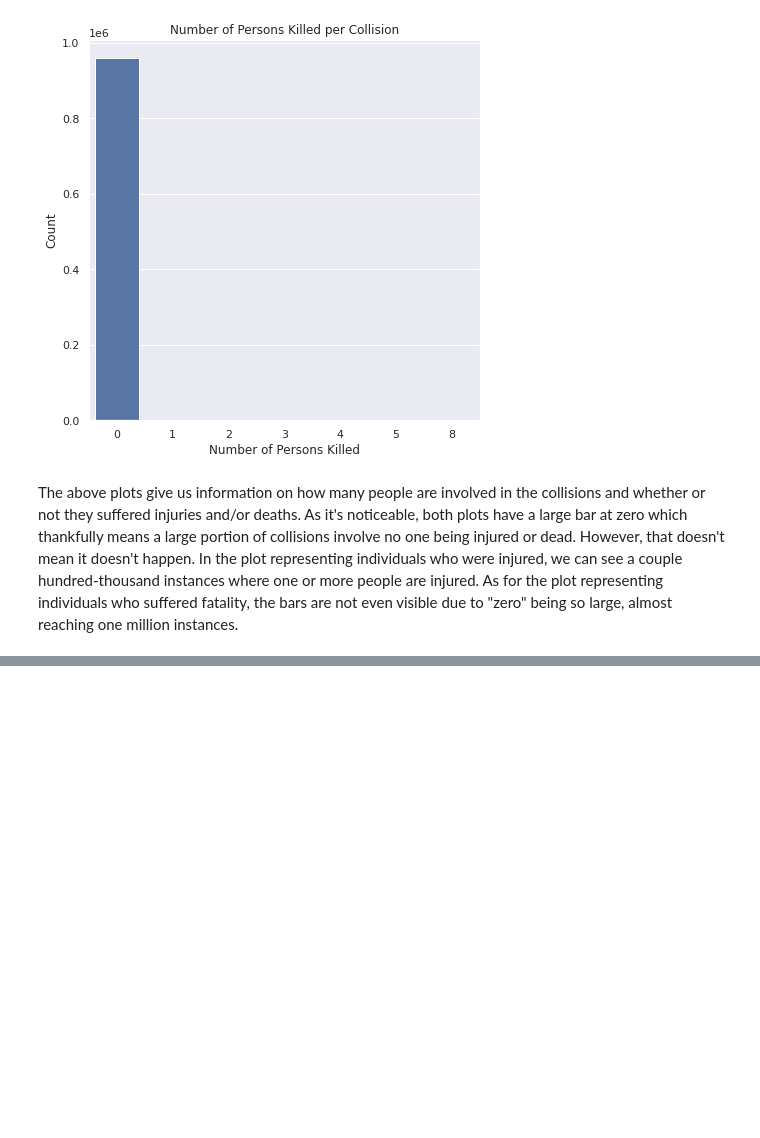
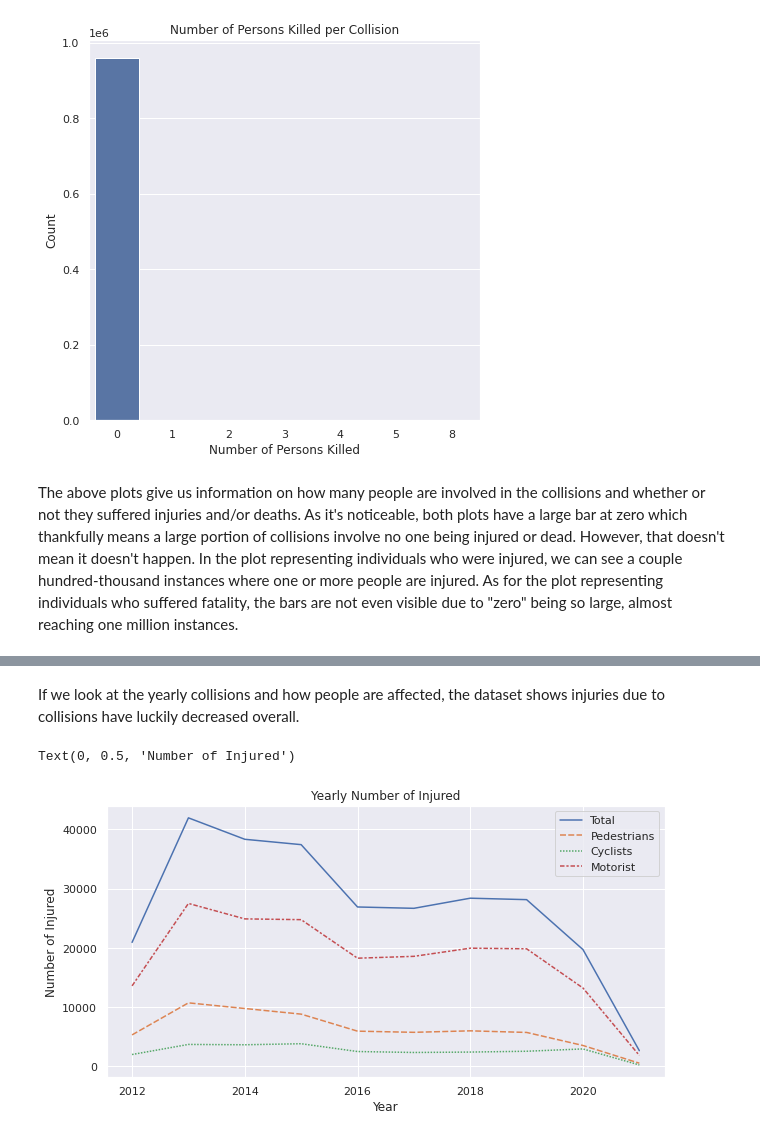
Before and after one commit to ynoTL23/MAT-328-Project, a Jupyter notebook: Project.ipynb, the cells around one changed output, grey strips where cells are left out. Cells and saved outputs as stored; diff of their text form; code cells hidden in the pictures; blank space fills up the shorter version.

```diff
--- a/Project.ipynb
+++ b/Project.ipynb
@@ -259,0 +311,16 @@ The above plots give us information on how many people are involved in the colli
+# %% [markdown]
+If we look at the yearly collisions and how people are affected, the dataset shows injuries due to collisions have luckily decreased overall.
+# %%
+injured_cols = ['CRASH DATE', 'NUMBER OF PERSONS INJURED', 'NUMBER OF PEDESTRIANS INJURED', 'NUMBER OF CYCLIST INJURED', 'NUMBER OF MOTORIST INJURED']
+yearly_injured_df = df[injured_cols]
+yearly_injured_df = yearly_injured_df.groupby(yearly_injured_df['CRASH DATE'].dt.year).sum()
+
+fig, ax = plt.subplots(figsize=(10, 5))
+sns.lineplot(data=yearly_injured_df)
+plt.legend(['Total', 'Pedestrians', 'Cyclists', 'Motorist'])
+plt.title('Yearly Number of Injured')
+plt.xlabel('Year')
+plt.ylabel('Number of Injured')
+# %% [output]
+Text(0, 0.5, 'Number of Injured')
+[figure, added]
```
Also changed, not shown: parts of 16 cells of this notebook.
